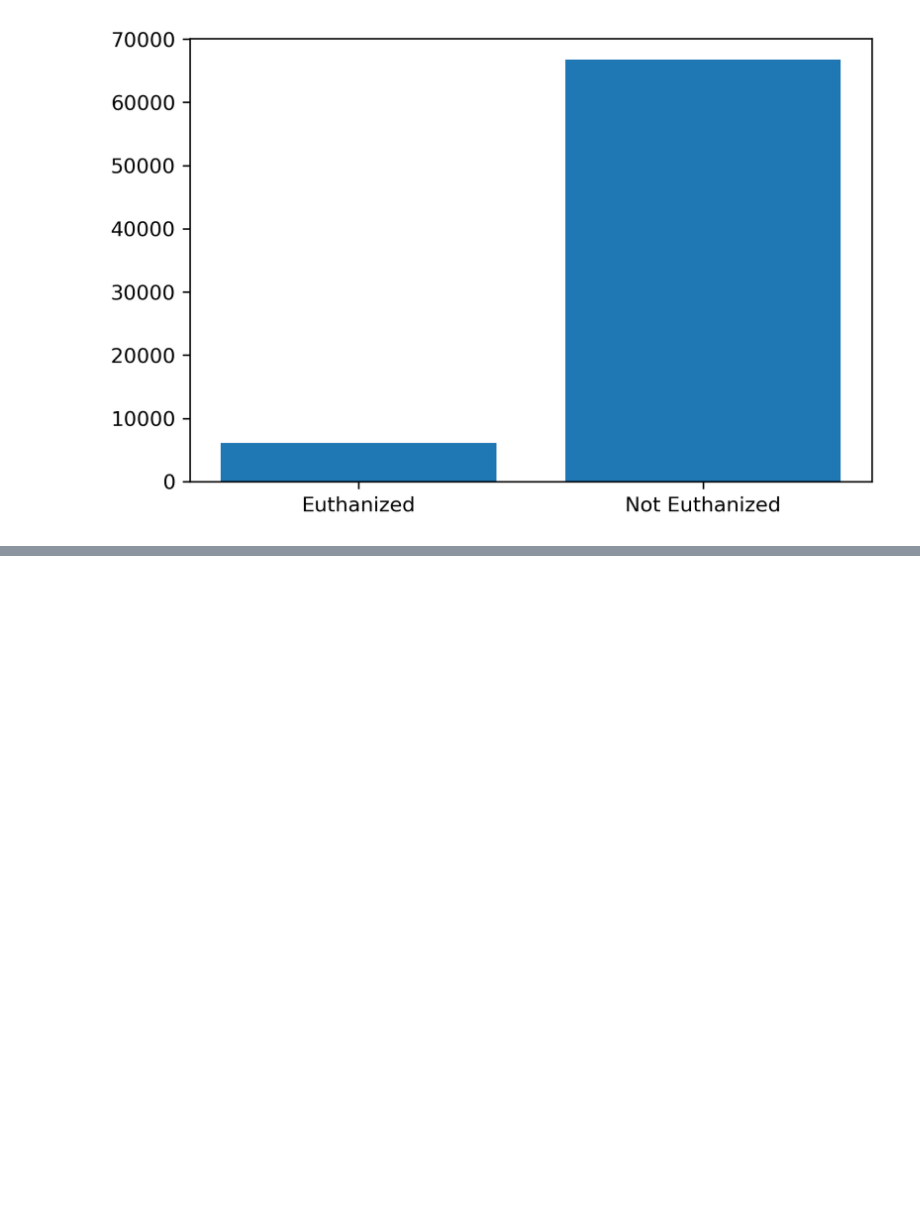
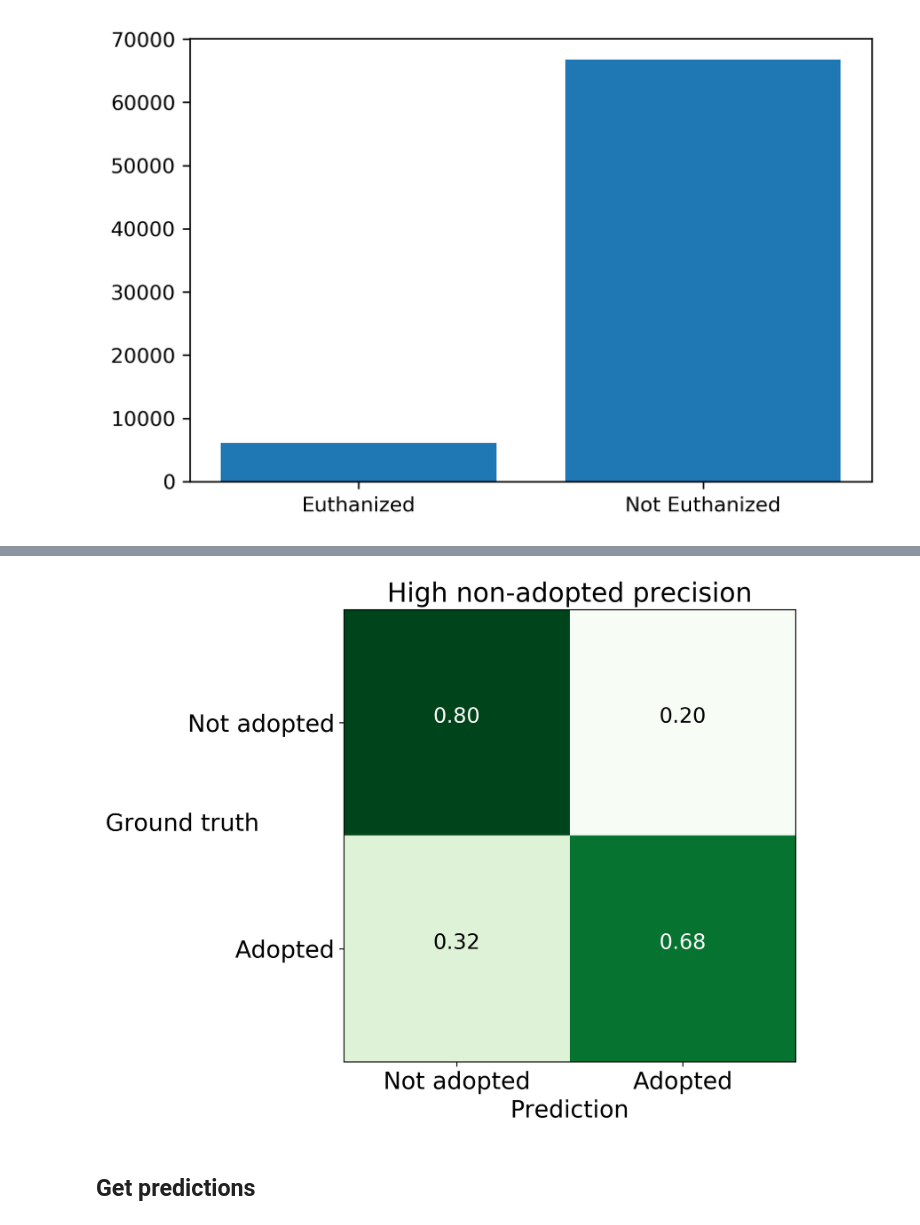
Before and after one commit to luketibbott/kojak, a Jupyter notebook: Plots.ipynb, the cells around one changed output, grey strips where cells are left out. Cells and saved outputs as stored; diff of their text form; code cells hidden in the pictures; blank space fills up the shorter version.

Commit message:
Add confusion matrix and tweak font sizes

```diff
--- a/Plots.ipynb
+++ b/Plots.ipynb
@@ -109,0 +115,10 @@ plt.bar(['Euthanized', 'Not Euthanized'], [num_euthanasia, num_other])
+# %%
+hard_preds = []
+
+for p in preds:
+    if p >= .5:
+        hard_preds.append(1)
+    else:
+        hard_preds.append(0)
+# %%
+cm = confusion_matrix(y_test, hard_preds)
@@ -109,0 +187,7 @@ plt.bar(['Euthanized', 'Not Euthanized'], [num_euthanasia, num_other])
+# %%
+plot_confusion_matrix(cm, title= 'High non-adopted precision', normalize=True,
+                      classes=['Not adopted', 'Adopted'], cmap=plt.cm.Greens)
+# %% [output]
+[figure, added]
+# %% [markdown]
+## Get predictions
```
Also changed, not shown: parts of 9 cells of this notebook.
